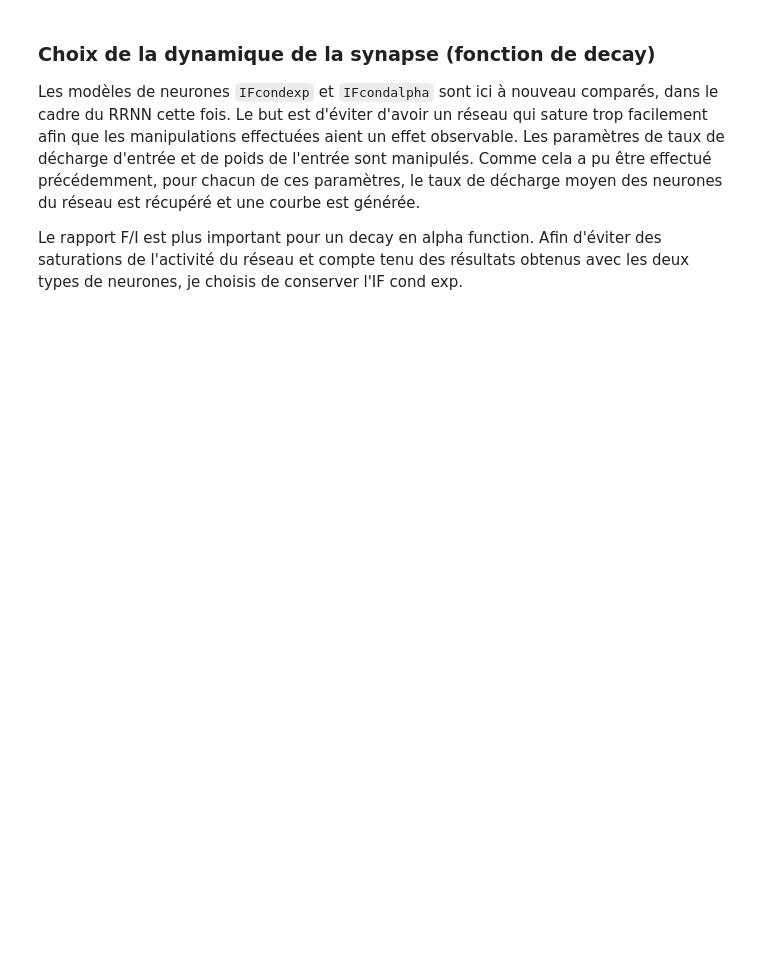
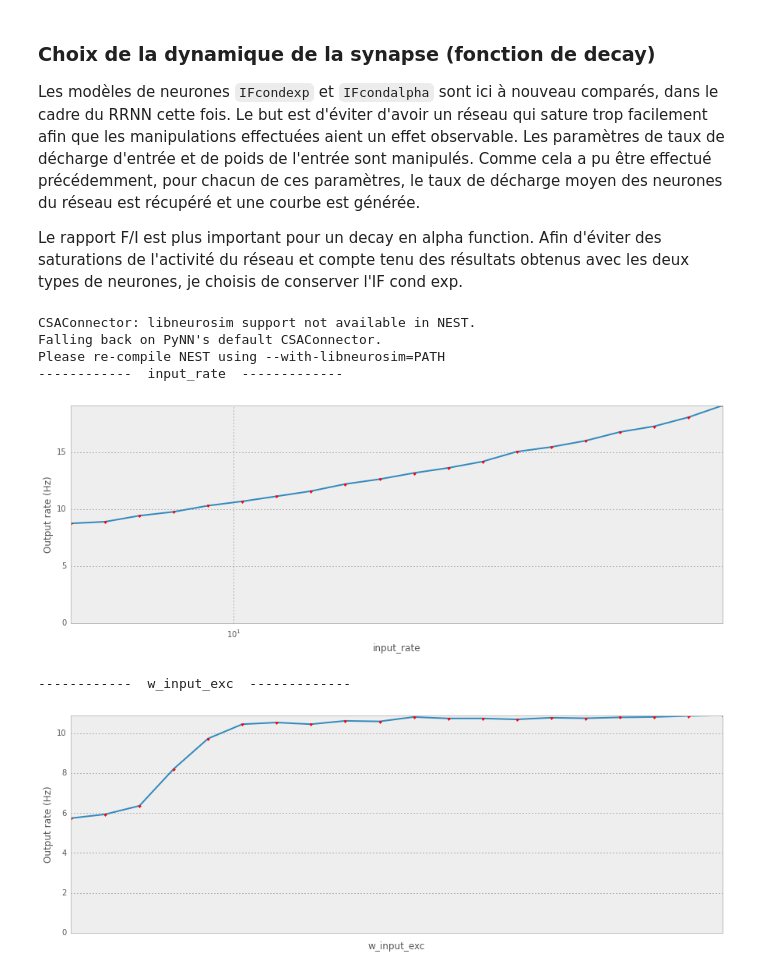
Before and after one commit to laurentperrinet/OBV1, a Jupyter notebook: notebooks/2.2.3_RRNN_Exploration_ModelExpVSAlpha.ipynb, the cells around one changed output. Saved outputs shown, nothing was run; the diff lists cells and outputs as text; code cells hidden in the pictures; blank space fills up the shorter version.

Commit message:
try to optimizing params

```diff
--- a/notebooks/2.2.3_RRNN_Exploration_ModelExpVSAlpha.ipynb
+++ b/notebooks/2.2.3_RRNN_Exploration_ModelExpVSAlpha.ipynb
@@ -14,19 +14,24 @@ Le rapport F/I est plus important pour un decay en alpha function. Afin d'évite
 # %%
 import numpy as np
 from RRNN import RRNN
 
-net_exp = RRNN(ring=False)
-net_alpha = RRNN(n_model='cond_alpha', c=1.)
+net = RRNN(ring=False, recurrent=False)
+
 datapath_exp = '/tmp/OB-V1_data/cond_exp' + tag
-datapath_alpha = '/tmp/OB-V1_data/cond_alpha' + tag
 
 n_sim_each = 20
 
 sim_list = [
-            ('input_rate' , net_exp.sim_params['input_rate']*np.logspace(-.1, .3, n_sim_each)),
-            ('w_input_exc', net_exp.sim_params['w_input_exc']*np.logspace(-.3, .3, n_sim_each)),
+            ('input_rate' , net.sim_params['input_rate']*np.logspace(-.1, .3, n_sim_each)),
+            ('w_input_exc', net.sim_params['w_input_exc']*np.logspace(-.3, .3, n_sim_each)),
 ]
 
-net_exp.paramRole(sim_list, datapath=datapath_exp, f_rate_max=None)
-
-net_alpha.paramRole(sim_list, datapath=datapath_alpha, f_rate_max=None)
+net.paramRole(sim_list, datapath=datapath_exp, f_rate_max=None)
+# %% [output]
+CSAConnector: libneurosim support not available in NEST.
+Falling back on PyNN's default CSAConnector.
+Please re-compile NEST using --with-libneurosim=PATH
+------------  input_rate  -------------
+[figure, added]
+------------  w_input_exc  -------------
+[figure, added]
```
Also changed, not shown: parts of 1 cell of this notebook, 10 other files.
